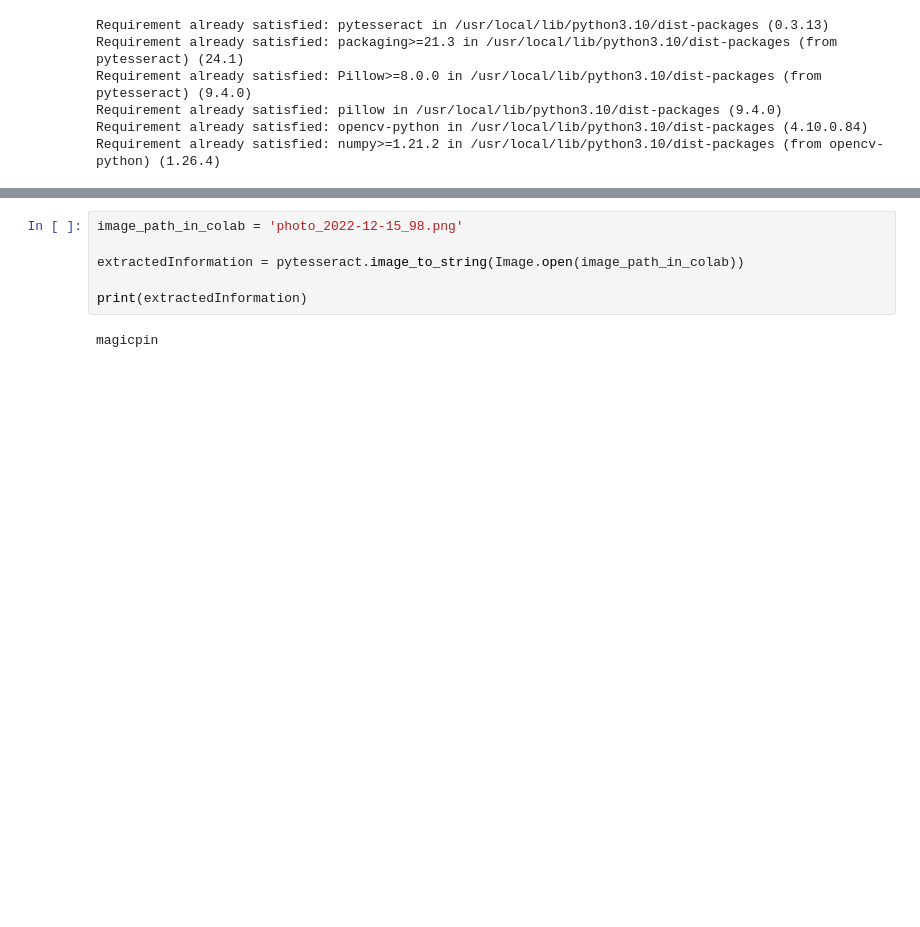
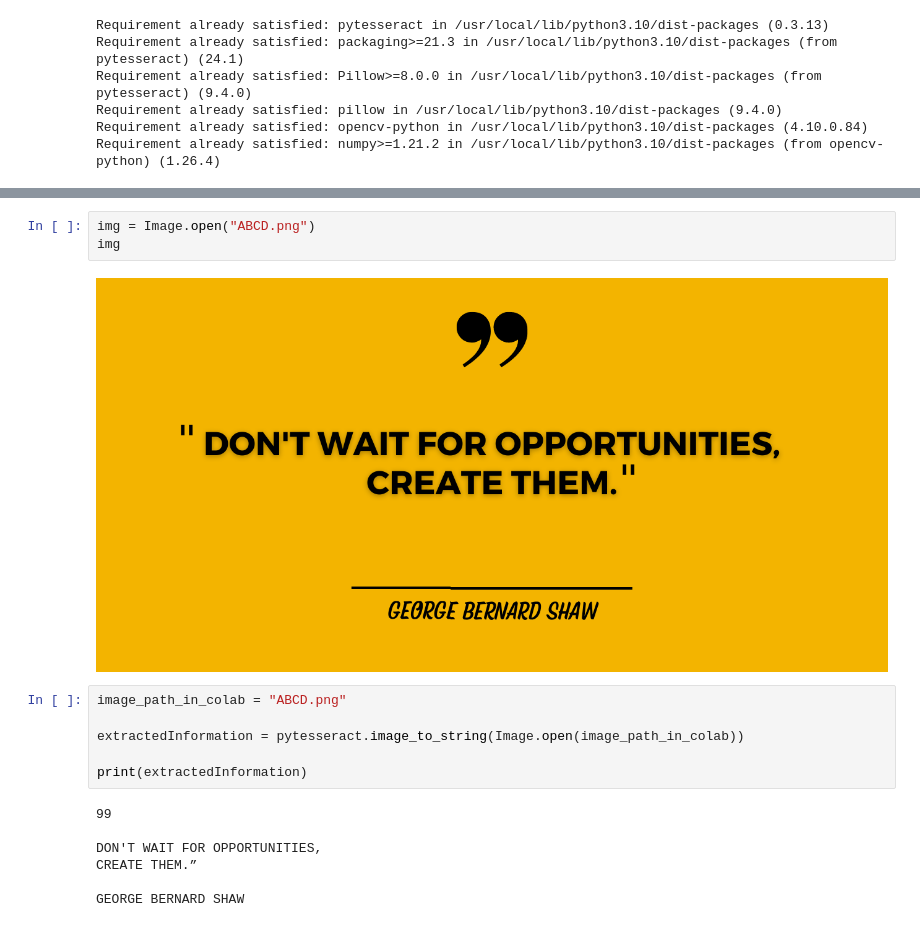
Before and after one commit to albineb007/OCR, a Jupyter notebook: OCR.ipynb, the cells around one changed output, grey strips where cells are left out. Drawn from its saved outputs; the diff is of its cells as text; blank space fills up the shorter version.

```diff
--- a/OCR.ipynb
+++ b/OCR.ipynb
@@ -44,8 +45,18 @@ Saving photo_2022-12-15_98.png to photo_2022-12-15_98.png
+# %%
+img = Image.open("ABCD.png")
+img
+# %% [output]
+[figure, added]
 # %%
-image_path_in_colab = 'photo_2022-12-15_98.png'
+image_path_in_colab = "ABCD.png"
 
 extractedInformation = pytesseract.image_to_string(Image.open(image_path_in_colab))
 
 print(extractedInformation)
 # %% [output]
-magicpin
+99
+
+DON'T WAIT FOR OPPORTUNITIES,
+CREATE THEM.”
+
+GEORGE BERNARD SHAW
```
Also changed, not shown: parts of 2 cells of this notebook.
